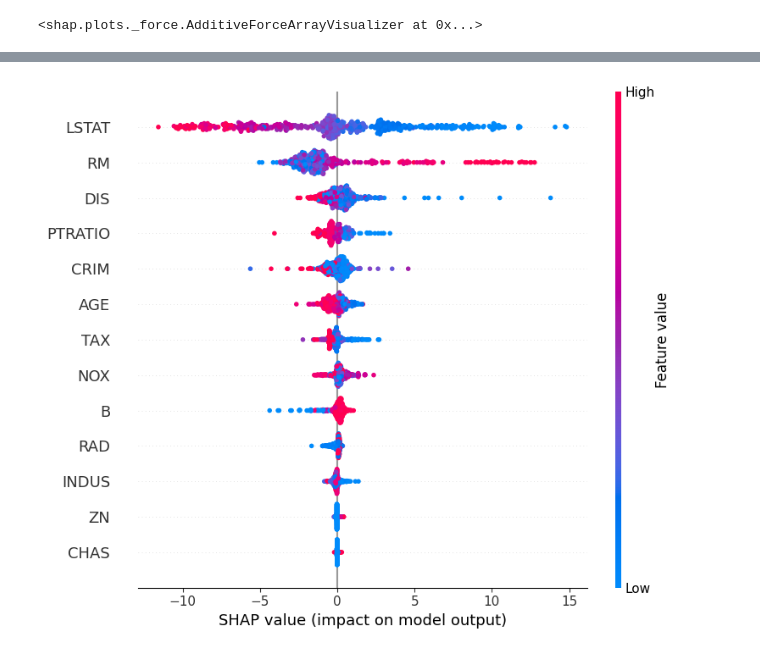
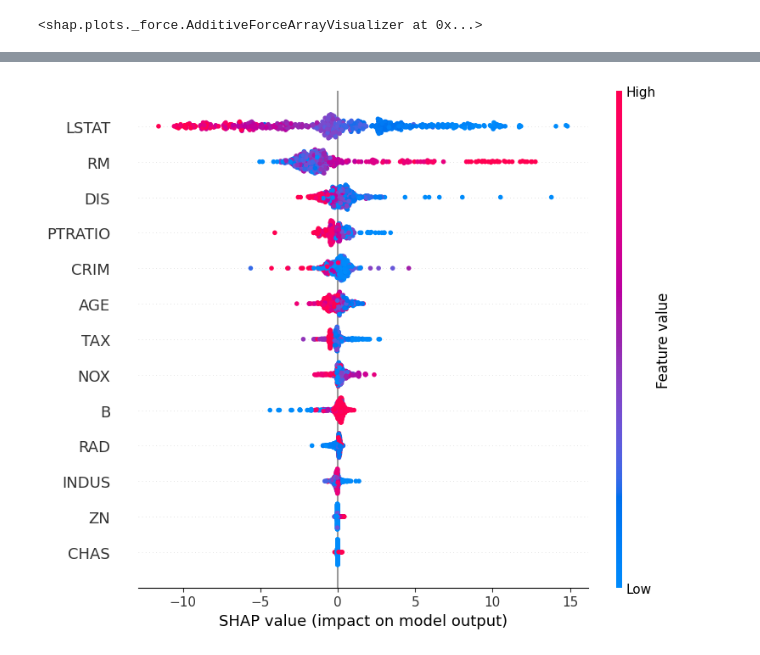
Before and after one commit to nglaz0v/ml_pocket_reference, a Jupyter notebook: ch16_Explaining_Regression_Models.ipynb, the cells around one changed output, grey strips where cells are left out. Saved outputs shown, nothing was run; the diff lists cells and outputs as text; code cells hidden in the pictures.

```diff
--- a/ch16_Explaining_Regression_Models.ipynb
+++ b/ch16_Explaining_Regression_Models.ipynb
@@ -118,10 +116,10 @@ shap.dependence_plot(
 # %%
-fig, ax = plt.subplots(figsize=(6, 4))
+# fig, ax = plt.subplots(figsize=(6, 4))
 shap.summary_plot(vals, bos_X)
 # fig.savefig(
 #     "images/mlpr_1605.png",
 #     bbox_inches="tight",
 #     dpi=300,
 # )
 # %% [output]
-[figure, old version]
+[figure, new version]
```
Also changed, not shown: parts of 2 cells of this notebook, 5 other files.
